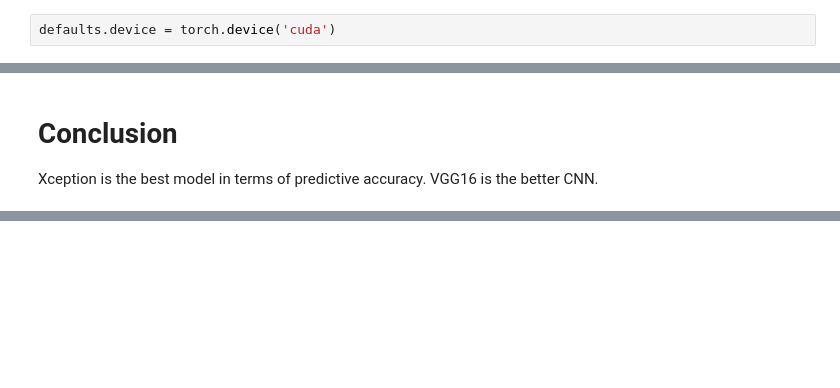
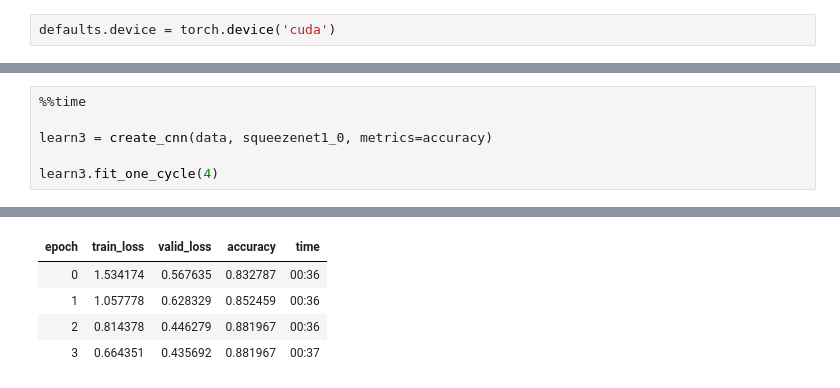
Before and after one commit to kangand/1000ml, a Jupyter notebook: Assignment_7/Draft_Model.ipynb, the cells around one changed output, grey strips where cells are left out. Cells and saved outputs as stored; diff of their text form; blank space fills up the shorter version.

```diff
--- a/Assignment_7/Draft_Model.ipynb
+++ b/Assignment_7/Draft_Model.ipynb
@@ -345,5 +98,7 @@ Epoch 4/4
-# %% [markdown]
-# Conclusion
-
-Xception is the best model in terms of predictive accuracy.
-VGG16 is the better CNN.
+# %%
+%%time
+
+learn3 = create_cnn(data, squeezenet1_0, metrics=accuracy)
+
+learn3.fit_one_cycle(4)
+# %% [output]
@@ -349,0 +106,5 @@ VGG16 is the better CNN.
+| epoch | train_loss | valid_loss | accuracy | time |
+| 0 | 1.534174 | 0.567635 | 0.832787 | 00:36 |
+| 1 | 1.057778 | 0.628329 | 0.852459 | 00:36 |
+| 2 | 0.814378 | 0.446279 | 0.881967 | 00:36 |
+| 3 | 0.664351 | 0.435692 | 0.881967 | 00:37 |
```
Also changed, not shown: parts of 35 cells of this notebook.
